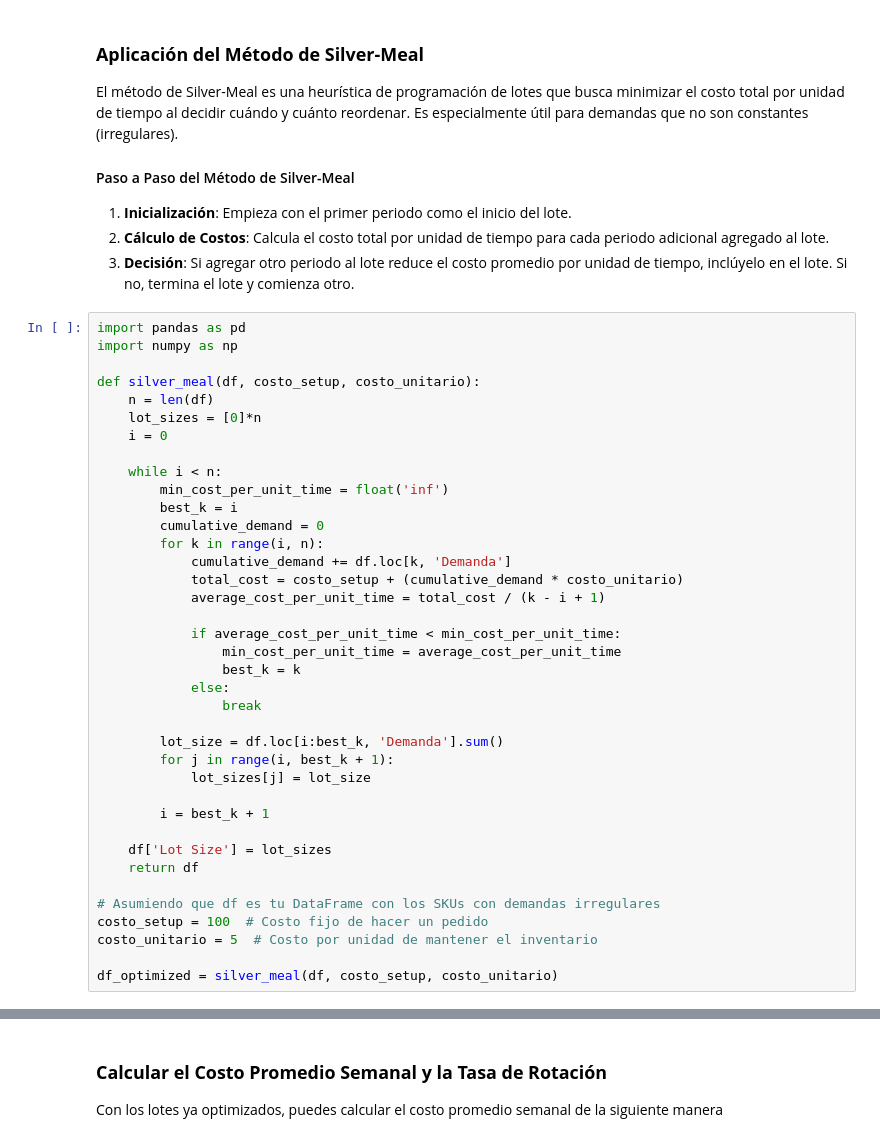
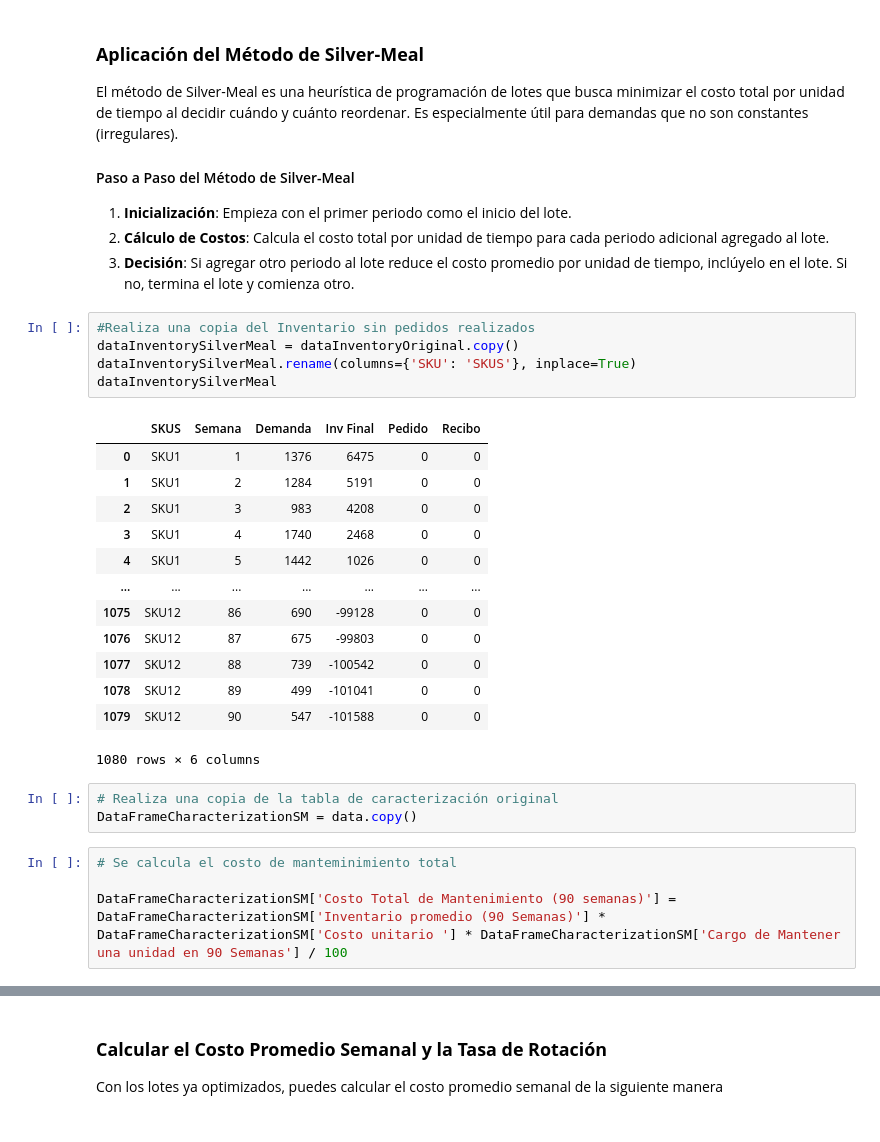
Before and after one commit to Geoffrey0pv/Inventory-management, a Jupyter notebook: model/Inventory_Managment.ipynb, the cells around one changed output, grey strips where cells are left out. Saved outputs shown, nothing was run; the diff lists cells and outputs as text.

Commit message:
lot-size dinamyc models

```diff
--- a/model/Inventory_Managment.ipynb
+++ b/model/Inventory_Managment.ipynb
@@ -1429,41 +1374,29 @@ El método de Silver-Meal es una heurística de programación de lotes que busca
 1. **Inicialización**: Empieza con el primer periodo como el inicio del lote.
 2. **Cálculo de Costos**: Calcula el costo total por unidad de tiempo para cada periodo adicional agregado al lote.
 3. **Decisión**: Si agregar otro periodo al lote reduce el costo promedio por unidad de tiempo, inclúyelo en el lote. Si no, termina el lote y comienza otro.
-# %%
-import pandas as pd
-import numpy as np
-
-def silver_meal(df, costo_setup, costo_unitario):
-    n = len(df)
-    lot_sizes = [0]*n
-    i = 0
-
-    while i < n:
-        min_cost_per_unit_time = float('inf')
-        best_k = i
-        cumulative_demand = 0
-        for k in range(i, n):
-            cumulative_demand += df.loc[k, 'Demanda']
-            total_cost = costo_setup + (cumulative_demand * costo_unitario)
-            average_cost_per_unit_time = total_cost / (k - i + 1)
-
-            if average_cost_per_unit_time < min_cost_per_unit_time:
-                min_cost_per_unit_time = average_cost_per_unit_time
-                best_k = k
-            else:
-                break
-
-        lot_size = df.loc[i:best_k, 'Demanda'].sum()
-        for j in range(i, best_k + 1):
-            lot_sizes[j] = lot_size
-
-        i = best_k + 1
-
-    df['Lot Size'] = lot_sizes
-    return df
-
-# Asumiendo que df es tu DataFrame con los SKUs con demandas irregulares
-costo_setup = 100  # Costo fijo de hacer un pedido
-costo_unitario = 5  # Costo por unidad de mantener el inventario
-
-df_optimized = silver_meal(df, costo_setup, costo_unitario)
+# %%
+#Realiza una copia del Inventario sin pedidos realizados
+dataInventorySilverMeal = dataInventoryOriginal.copy()
+dataInventorySilverMeal.rename(columns={'SKU': 'SKUS'}, inplace=True)
+dataInventorySilverMeal
+# %% [output]
+|  | SKUS | Semana | Demanda | Inv Final | Pedido | Recibo |
+| 0 | SKU1 | 1 | 1376 | 6475 | 0 | 0 |
+| 1 | SKU1 | 2 | 1284 | 5191 | 0 | 0 |
+| 2 | SKU1 | 3 | 983 | 4208 | 0 | 0 |
+| 3 | SKU1 | 4 | 1740 | 2468 | 0 | 0 |
+| 4 | SKU1 | 5 | 1442 | 1026 | 0 | 0 |
+| ... | ... | ... | ... | ... | ... | ... |
+| 1075 | SKU12 | 86 | 690 | -99128 | 0 | 0 |
+| 1076 | SKU12 | 87 | 675 | -99803 | 0 | 0 |
+| 1077 | SKU12 | 88 | 739 | -100542 | 0 | 0 |
+| 1078 | SKU12 | 89 | 499 | -101041 | 0 | 0 |
+| 1079 | SKU12 | 90 | 547 | -101588 | 0 | 0 |
+1080 rows × 6 columns
+# %%
+# Realiza una copia de la tabla de caracterización original
+DataFrameCharacterizationSM = data.copy()
+# %%
+# Se calcula el costo de manteminimiento total
+
+DataFrameCharacterizationSM['Costo Total de Mantenimiento (90 semanas)'] = DataFrameCharacterizationSM['Inventario promedio (90 Semanas)'] * DataFrameCharacterizationSM['Costo unitario '] * DataFrameCharacterizationSM['Cargo de Mantener una unidad en 90 Semanas'] / 100
```
Also changed, not shown: parts of 42 cells of this notebook.
